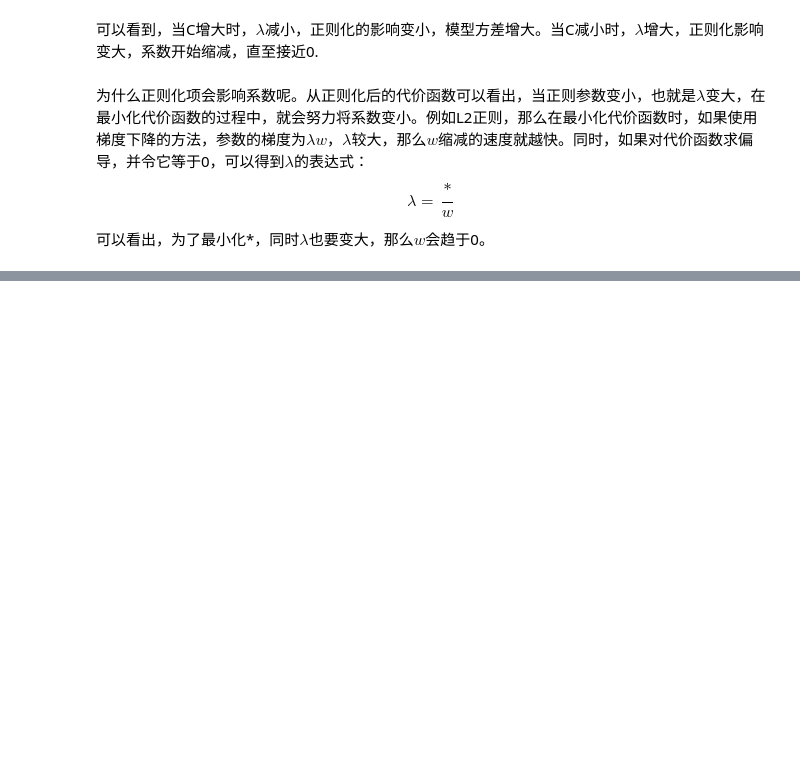
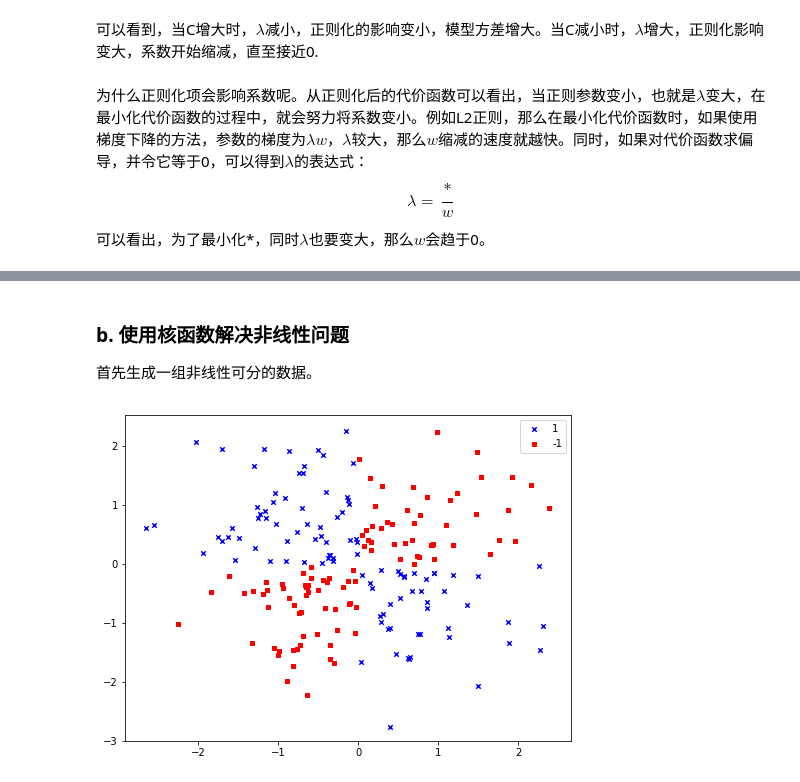
Before and after one commit to ViperBling/PythonML, a Jupyter notebook: ch03/Ch03.ipynb, the cells around one changed output, grey strips where cells are left out. Cells and saved outputs as stored; diff of their text form; code cells hidden in the pictures; blank space fills up the shorter version.

```diff
--- a/ch03/Ch03.ipynb
+++ b/ch03/Ch03.ipynb
@@ -287,0 +313,27 @@ $$\lambda = \frac*{w}$$
+# %% [markdown]
+### b. 使用核函数解决非线性问题
+首先生成一组非线性可分的数据。
+# %%
+# 我们设置相同的seed，每次生成的随机数相同。如果不设置seed，则每次会生成不同的随机数
+np.random.seed(0)
+# randn返回标准正态分布，200是样本量，2是特征数
+# 此处默认为N(0, 1)，如果想要改变均值和方差，可以如下进行：
+# sigma * np.random.randn(...) + mu
+# numpy.random.randn(d0, d1, …, dn)是从标准正态分布中返回一个或多个样本值。
+# numpy.random.rand(d0, d1, …, dn)的随机样本位于[0, 1)中。
+X_xor = np.random.randn(200, 2)
+
+# y_xor是X_xor所有大于0的样本进行逻辑异或得到，图中也可以看出，呈对角线分布
+y_xor = np.logical_xor(X_xor[:, 0] > 0, X_xor[:, 1] > 0)
+y_xor = np.where(y_xor, 1, -1)
+
+plt.figure(figsize=(8, 6))
+plt.scatter(X_xor[y_xor == 1, 0], X_xor[y_xor == 1, 1],
+            color='b', marker='x', s=20, label='1')
+plt.scatter(X_xor[y_xor == -1, 0], X_xor[y_xor == -1, 1],
+            color='r', marker='s', s=20, label='-1')
+plt.ylim(-3.0)
+plt.legend()
+plt.show()
+# %% [output]
+[figure, added]
```
Also changed, not shown: parts of 28 cells of this notebook, 2 other files.
